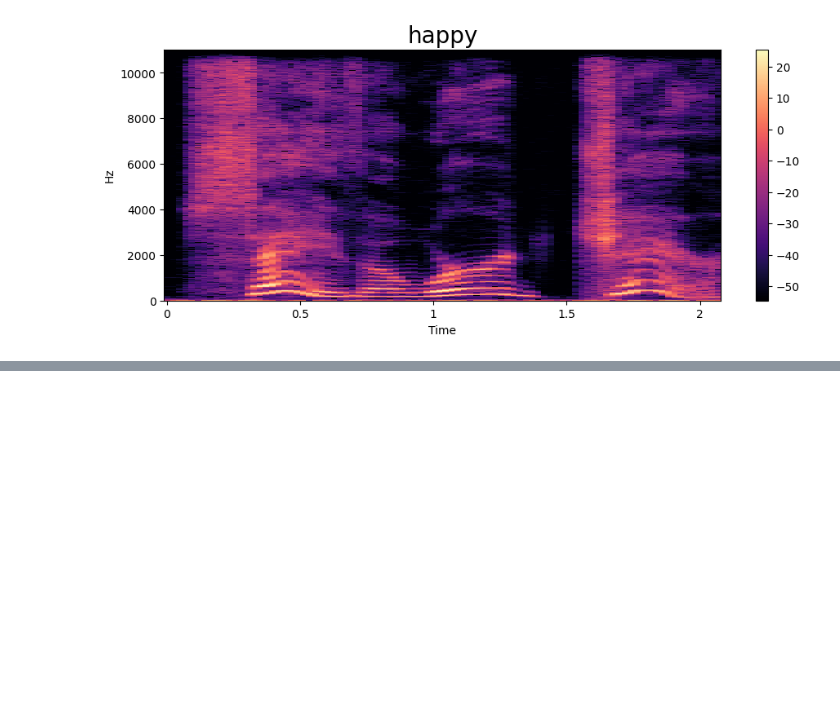
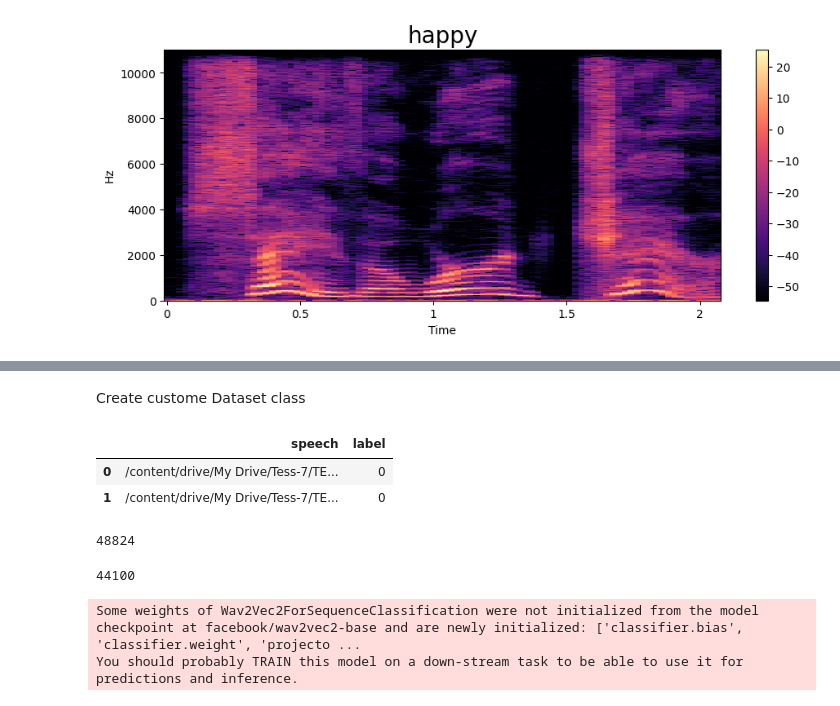
Before and after one commit to Minach2002/deep-learning-projects, a Jupyter notebook: speech.ipynb, the cells around one changed output, grey strips where cells are left out. Drawn from its saved outputs; the diff is of its cells as text; code cells hidden in the pictures; blank space fills up the shorter version.

```diff
--- a/speech.ipynb
+++ b/speech.ipynb
@@ -170,0 +193,20 @@ Audio(path)
+# %% [markdown]
+Create custome Dataset class
+# %%
+label_map = {label: idx for idx, label in enumerate(df['label'].unique())}
+inverse_label_map = {idx: label for label, idx in label_map.items()}
+df['label'] = df['label'].map(label_map)
+df.head(2)
+# %% [output]
+|  | speech | label |
+| 0 | /content/drive/My Drive/Tess-7/TE... | 0 |
+| 1 | /content/drive/My Drive/Tess-7/TE... | 0 |
+# %%
+emotion = 'pleseant_surprised'
+path = np.array(df['speech'][df['label']==2])[0]
+data,sampling_rate = librosa.load(path)
+print(len(data))
+sampling_rate * 2
+# %% [output]
+48824
+44100
@@ -170,0 +245,6 @@ Audio(path)
+# %%
+processor = Wav2Vec2Processor.from_pretrained("facebook/wav2vec2-base")
+model = Wav2Vec2ForSequenceClassification.from_pretrained("facebook/wav2vec2-base", num_labels=7)
+# %% [output]
+Some weights of Wav2Vec2ForSequenceClassification were not initialized from the model checkpoint at facebook/wav2vec2-base and are newly initialized: ['classifier.bias', 'classifier.weight', 'projecto ...
+You should probably TRAIN this model on a down-stream task to be able to use it for predictions and inference.
```
Also changed, not shown: parts of 14 cells of this notebook.
